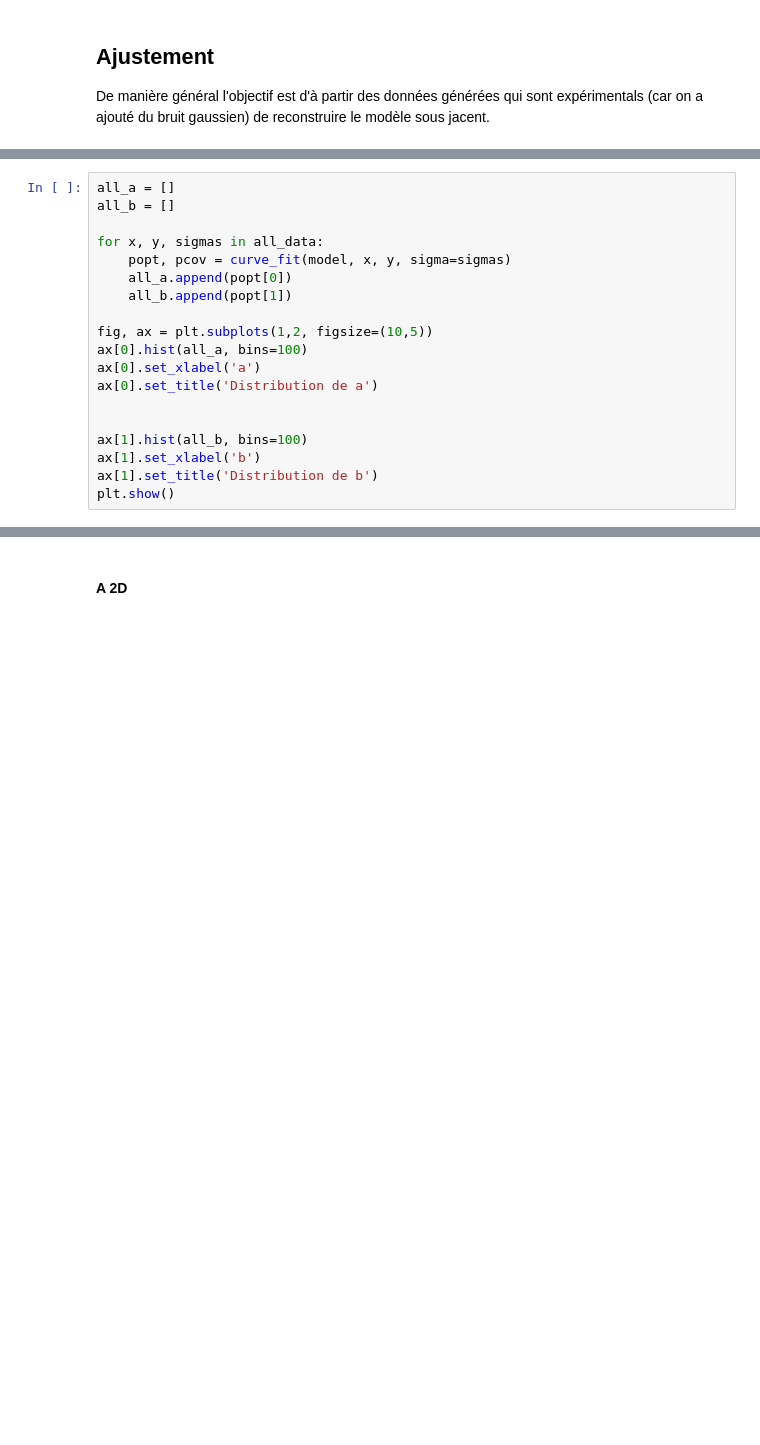
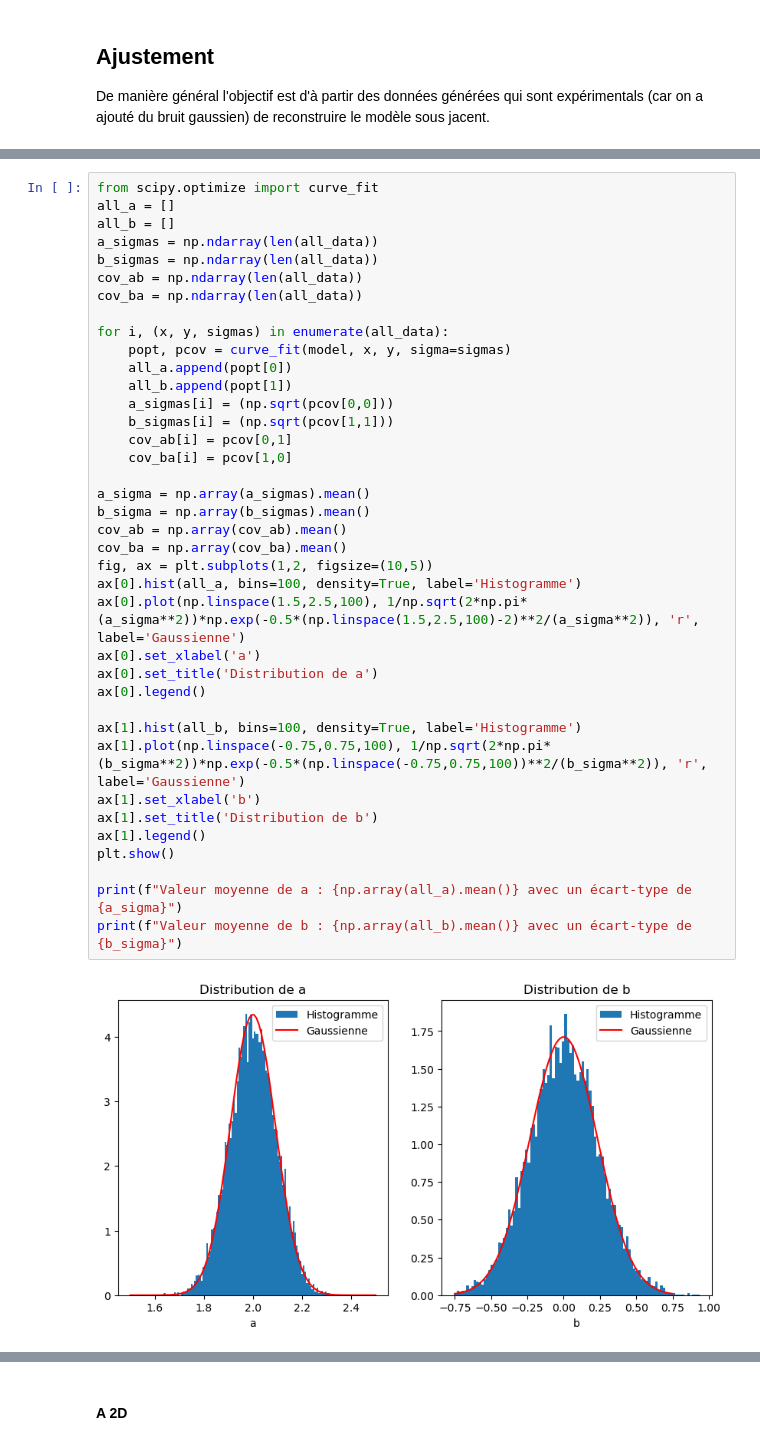
Before and after one commit to ostix360/Machine_Learning_S4, a Jupyter notebook: ToyMC.ipynb, the cells around one changed output, grey strips where cells are left out. Drawn from its saved outputs; the diff is of its cells as text; blank space fills up the shorter version.

```diff
--- a/ToyMC.ipynb
+++ b/ToyMC.ipynb
@@ -313,19 +226,0 @@ print(params, chi2)
-# %%
-all_a = []
-all_b = []
-
-for x, y, sigmas in all_data:
-    popt, pcov = curve_fit(model, x, y, sigma=sigmas)
-    all_a.append(popt[0])
-    all_b.append(popt[1])
-
-fig, ax = plt.subplots(1,2, figsize=(10,5))
-ax[0].hist(all_a, bins=100)
-ax[0].set_xlabel('a')
-ax[0].set_title('Distribution de a')
-
-
-ax[1].hist(all_b, bins=100)
-ax[1].set_xlabel('b')
-ax[1].set_title('Distribution de b')
-plt.show()
@@ -385,0 +305,40 @@ Valeur minimale de chi2 : 11.970714655034659 ce qui correspond à a = 2.03030303
+# %%
+from scipy.optimize import curve_fit
+all_a = []
+all_b = []
+a_sigmas = np.ndarray(len(all_data))
+b_sigmas = np.ndarray(len(all_data))
+cov_ab = np.ndarray(len(all_data))
+cov_ba = np.ndarray(len(all_data))
+
+for i, (x, y, sigmas) in enumerate(all_data):
+    popt, pcov = curve_fit(model, x, y, sigma=sigmas)
+    all_a.append(popt[0])
+    all_b.append(popt[1])
+    a_sigmas[i] = (np.sqrt(pcov[0,0]))
+    b_sigmas[i] = (np.sqrt(pcov[1,1]))
+    cov_ab[i] = pcov[0,1]
+    cov_ba[i] = pcov[1,0]
+
+a_sigma = np.array(a_sigmas).mean()
+b_sigma = np.array(b_sigmas).mean()
+cov_ab = np.array(cov_ab).mean()
+cov_ba = np.array(cov_ba).mean()
+fig, ax = plt.subplots(1,2, figsize=(10,5))
+ax[0].hist(all_a, bins=100, density=True, label='Histogramme')
+ax[0].plot(np.linspace(1.5,2.5,100), 1/np.sqrt(2*np.pi*(a_sigma**2))*np.exp(-0.5*(np.linspace(1.5,2.5,100)-2)**2/(a_sigma**2)), 'r', label='Gaussienne')
+ax[0].set_xlabel('a')
+ax[0].set_title('Distribution de a')
+ax[0].legend()
+
+ax[1].hist(all_b, bins=100, density=True, label='Histogramme')
+ax[1].plot(np.linspace(-0.75,0.75,100), 1/np.sqrt(2*np.pi*(b_sigma**2))*np.exp(-0.5*(np.linspace(-0.75,0.75,100))**2/(b_sigma**2)), 'r', label='Gaussienne')
+ax[1].set_xlabel('b')
+ax[1].set_title('Distribution de b')
+ax[1].legend()
+plt.show()
+
+print(f"Valeur moyenne de a : {np.array(all_a).mean()} avec un écart-type de {a_sigma}")
+print(f"Valeur moyenne de b : {np.array(all_b).mean()} avec un écart-type de {b_sigma}")
+# %% [output]
+[figure, added]
```
Also changed, not shown: parts of 25 cells of this notebook.
